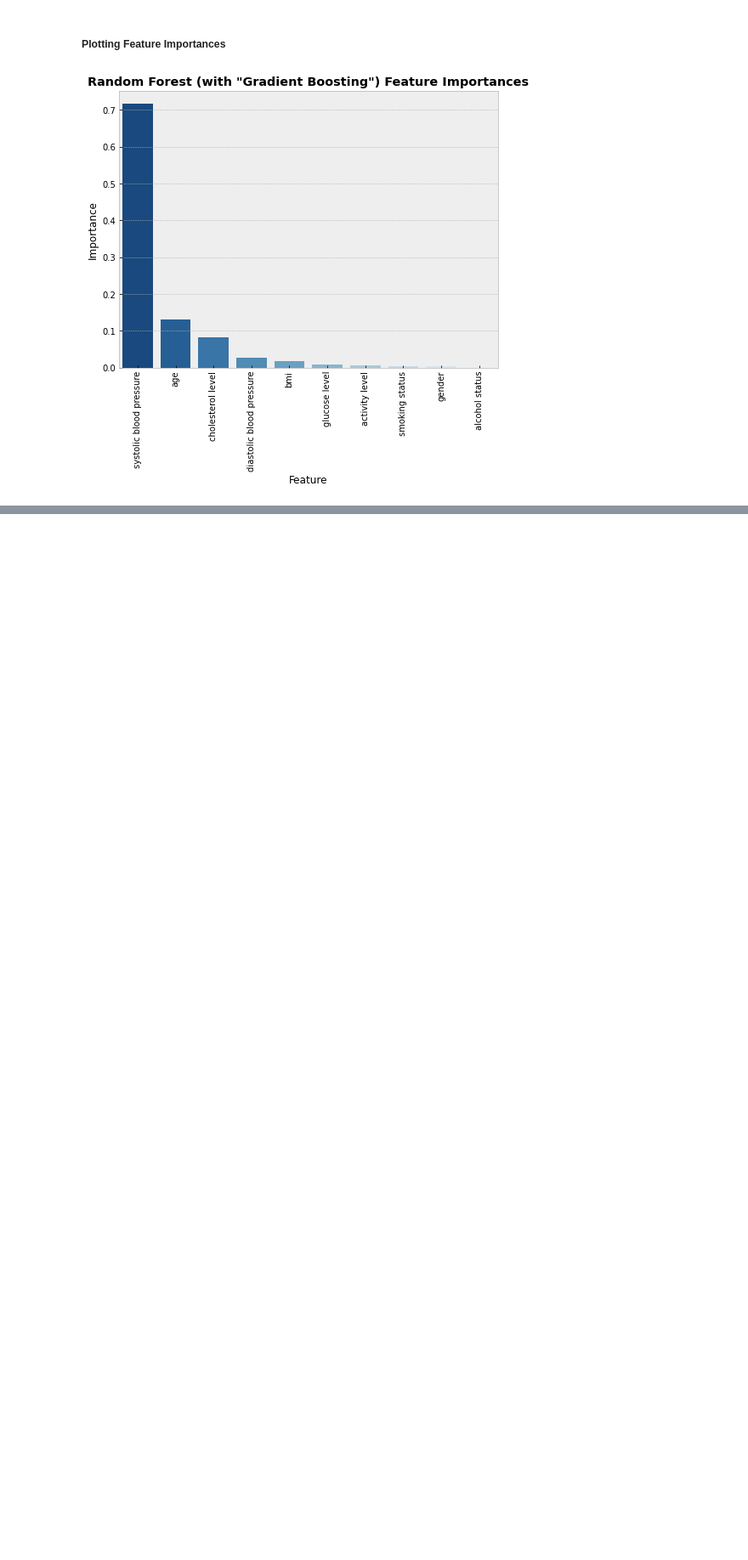
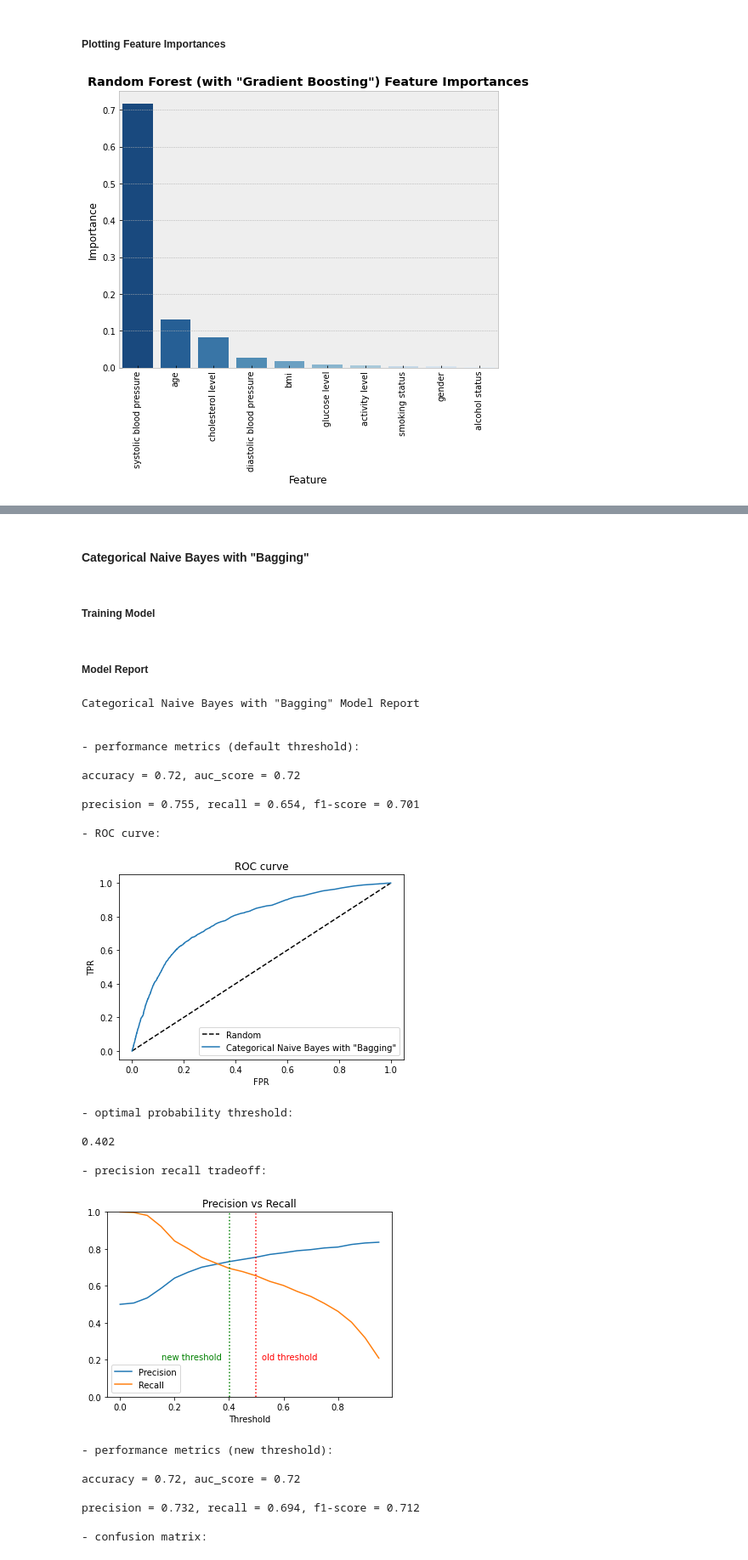
Before and after one commit to jackbustertann/cardiovascular_disease_detection, a Jupyter notebook: index.ipynb, the cells around one changed output, grey strips where cells are left out. Shown at 85% size. Cells and saved outputs as stored; diff of their text form; code cells hidden in the pictures; blank space fills up the shorter version.

```diff
--- a/index.ipynb
+++ b/index.ipynb
@@ -208,6 +207,6 @@ precision = 0.754, recall = 0.693, f1-score = 0.722
 # %%
-nb = CategoricalNB()
-cat_nb_model = nb.fit(X_train_binned, y_train)
+cat_nb = CategoricalNB()
+cat_nb_model = cat_nb.fit(X_train_binned, y_train)
 
 y_test_hat = cat_nb_model.predict(X_test_binned)
 y_test_proba = cat_nb_model.predict_proba(X_test_binned)[:,1]
@@ -930,0 +977,39 @@ plt.xticks(rotation = 90);
+# %% [markdown]
+#### Categorical Naive Bayes with "Bagging"
+# %% [markdown]
+##### Training Model
+# %%
+cat_nb_bagged = BaggingClassifier(base_estimator = cat_nb)
+cat_nb_bagged_model = cat_nb_bagged.fit(X_train_binned, y_train)
+
+y_test_hat = cat_nb_bagged_model.predict(X_test_binned)
+y_test_proba = cat_nb_bagged_model.predict_proba(X_test_binned)[:,1]
+# %% [markdown]
+##### Model Report
+# %%
+model_report(y_test, y_test_hat, y_test_proba, 'Categorical Naive Bayes with "Bagging"')
+# %% [output]
+Categorical Naive Bayes with "Bagging" Model Report
+
+
+- performance metrics (default threshold):
+
+accuracy = 0.72, auc_score = 0.72
+
+precision = 0.755, recall = 0.654, f1-score = 0.701
+
+- ROC curve:
+[figure, added]
+- optimal probability threshold:
+
+0.402
+
+- precision recall tradeoff:
+[figure, added]
+- performance metrics (new threshold):
+
+accuracy = 0.72, auc_score = 0.72
+
+precision = 0.732, recall = 0.694, f1-score = 0.712
+
+- confusion matrix:
```
Also changed, not shown: parts of 40 cells of this notebook, 1 other file.
